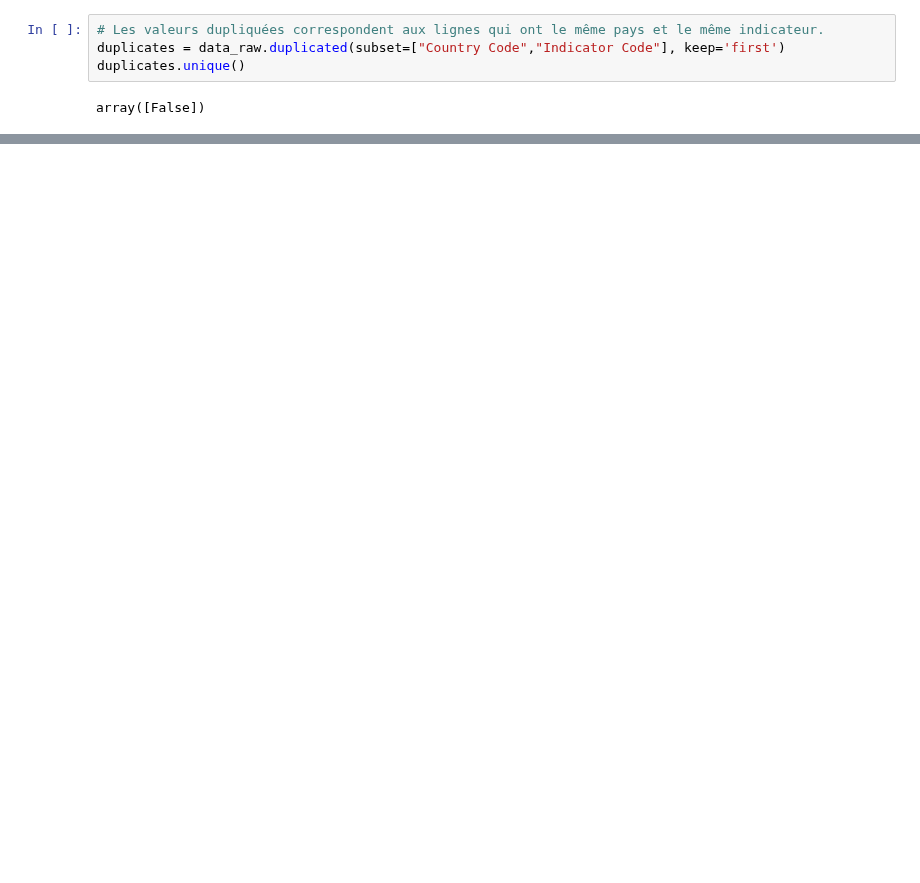
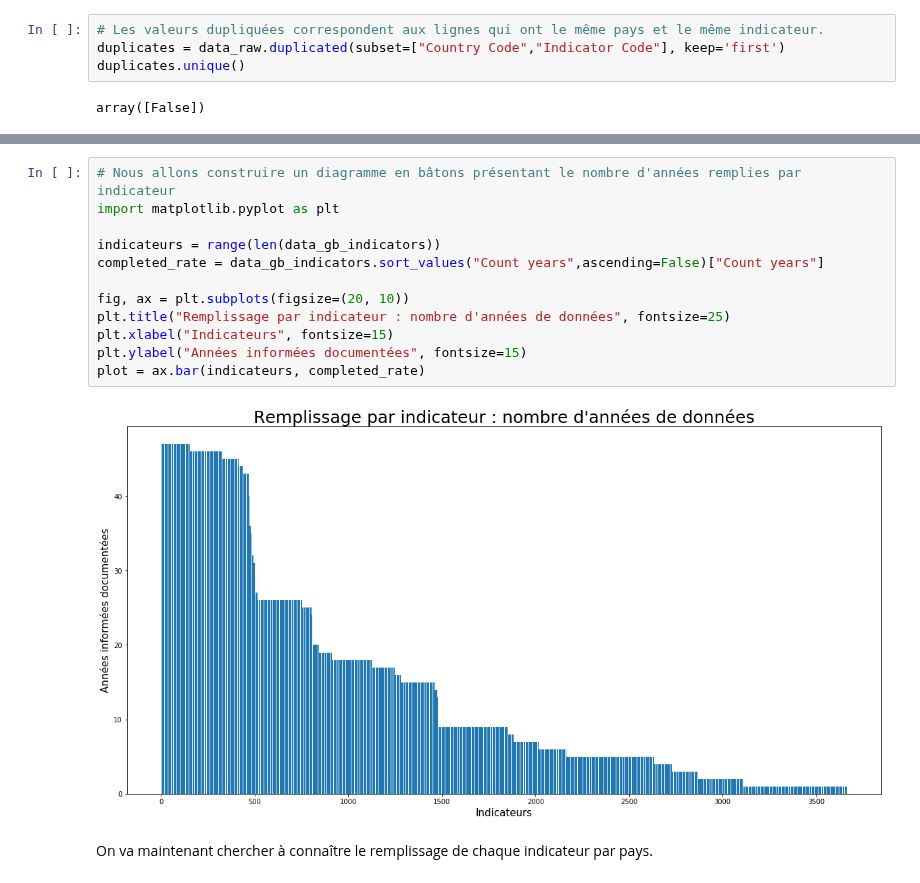
Before and after one commit to bayethiernodiop/Parcours-Data-Scientist, a Jupyter notebook: projet2/projet2.ipynb, the cells around one changed output, grey strips where cells are left out. Cells and saved outputs as stored; diff of their text form; blank space fills up the shorter version.

```diff
--- a/projet2/projet2.ipynb
+++ b/projet2/projet2.ipynb
@@ -234,0 +292,16 @@ data[::200] # affiche une valeur sur 200
+# %%
+# Nous allons construire un diagramme en bâtons présentant le nombre d'années remplies par indicateur
+import matplotlib.pyplot as plt
+
+indicateurs = range(len(data_gb_indicators))
+completed_rate = data_gb_indicators.sort_values("Count years",ascending=False)["Count years"]
+
+fig, ax = plt.subplots(figsize=(20, 10))
+plt.title("Remplissage par indicateur : nombre d'années de données", fontsize=25)
+plt.xlabel("Indicateurs", fontsize=15)
+plt.ylabel("Années informées documentées", fontsize=15)
+plot = ax.bar(indicateurs, completed_rate)
+# %% [output]
+[figure, added]
+# %% [markdown]
+On va maintenant chercher à connaître le remplissage de chaque indicateur par pays.
```
Also changed, not shown: parts of 75 cells of this notebook, 6 other files.
